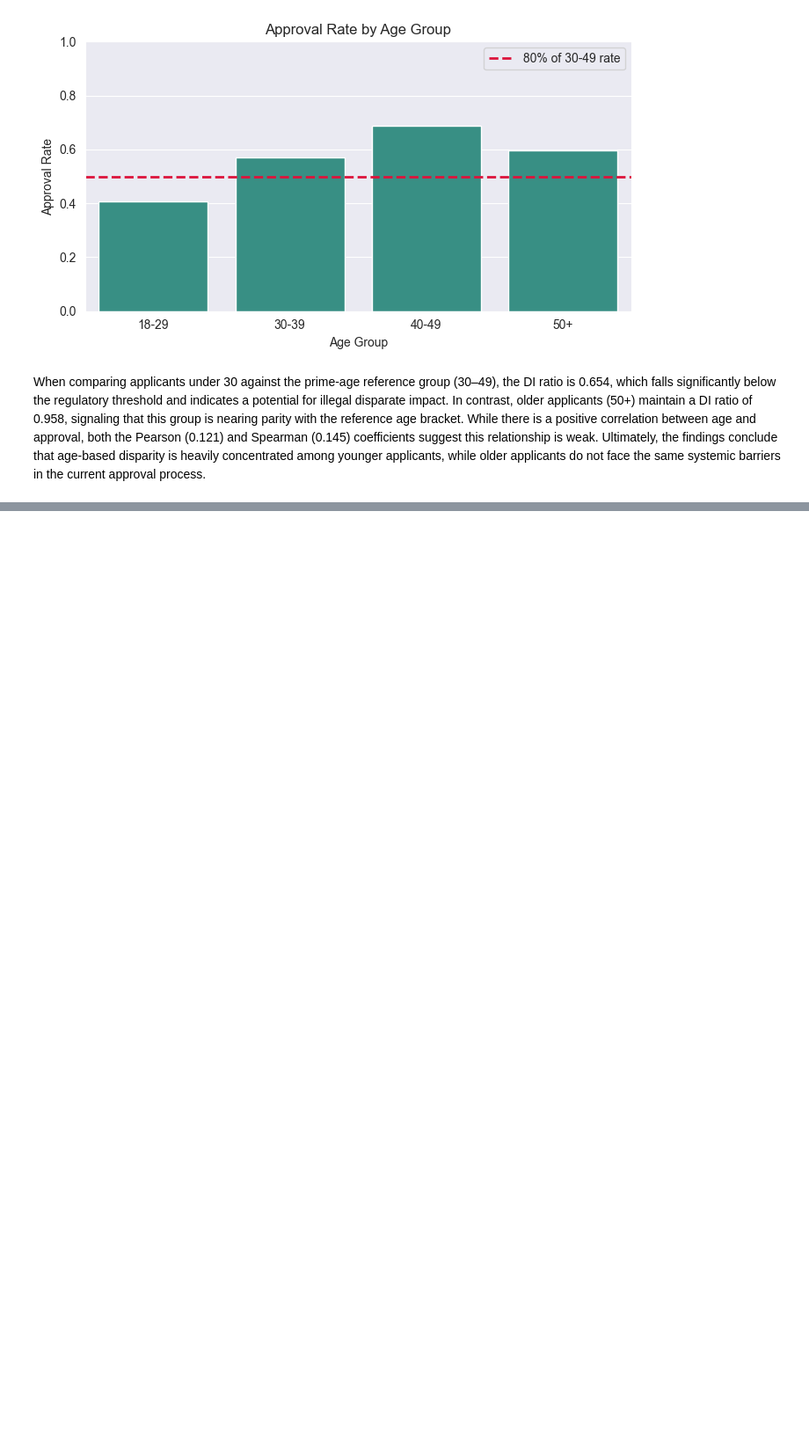
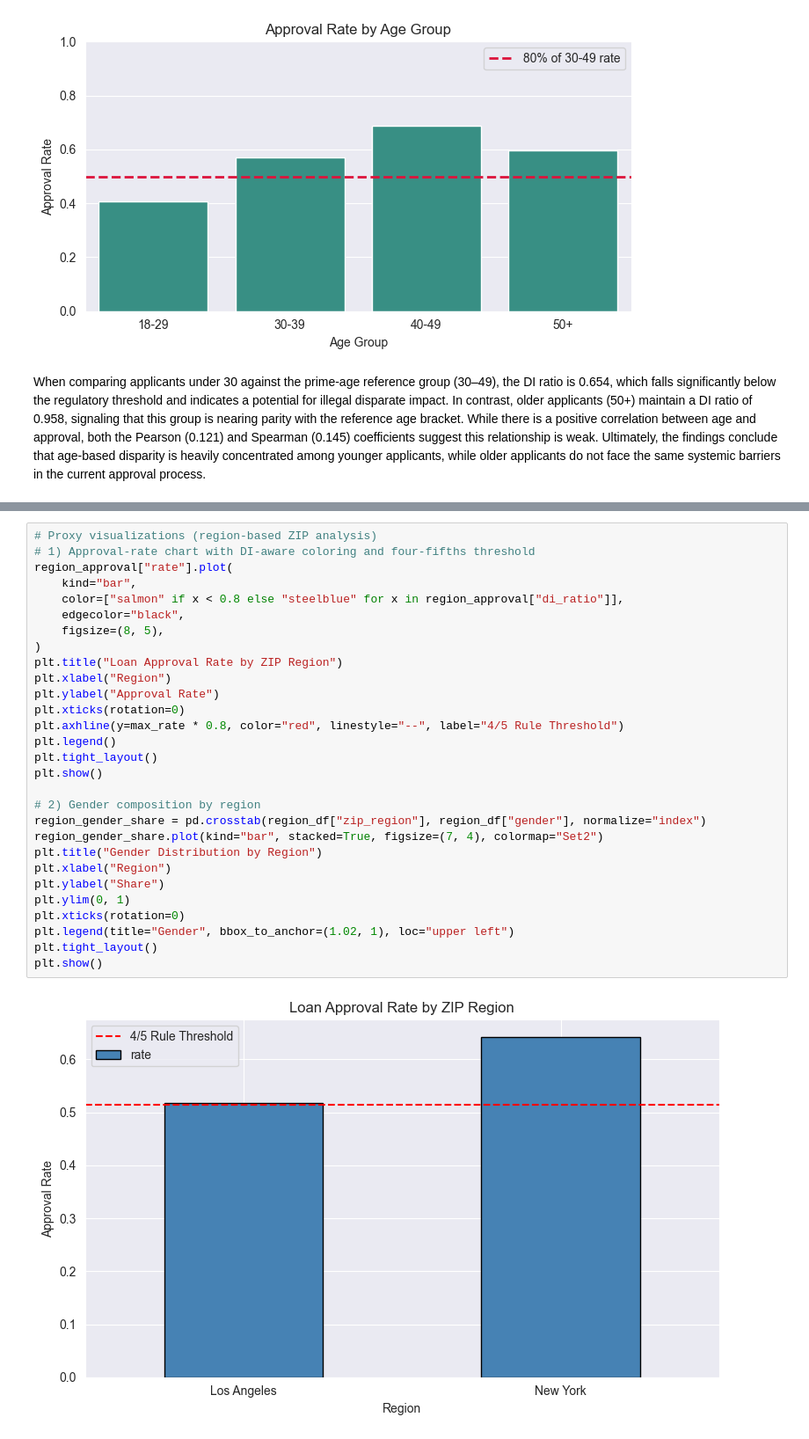
Before and after one commit to hazalaksu/dego-project-team7, a Jupyter notebook: notebooks/02-bias-analysis.ipynb, the cells around one changed output, grey strips where cells are left out. Shown at 88% size. Cells and saved outputs as stored; diff of their text form; blank space fills up the shorter version.

```diff
--- a/notebooks/02-bias-analysis.ipynb
+++ b/notebooks/02-bias-analysis.ipynb
@@ -224,0 +391,31 @@ When comparing applicants under 30 against the prime-age reference group (30–4
+# %%
+# Proxy visualizations (region-based ZIP analysis)
+# 1) Approval-rate chart with DI-aware coloring and four-fifths threshold
+region_approval["rate"].plot(
+    kind="bar",
+    color=["salmon" if x < 0.8 else "steelblue" for x in region_approval["di_ratio"]],
+    edgecolor="black",
+    figsize=(8, 5),
+)
+plt.title("Loan Approval Rate by ZIP Region")
+plt.xlabel("Region")
+plt.ylabel("Approval Rate")
+plt.xticks(rotation=0)
+plt.axhline(y=max_rate * 0.8, color="red", linestyle="--", label="4/5 Rule Threshold")
+plt.legend()
+plt.tight_layout()
+plt.show()
+
+# 2) Gender composition by region
+region_gender_share = pd.crosstab(region_df["zip_region"], region_df["gender"], normalize="index")
+region_gender_share.plot(kind="bar", stacked=True, figsize=(7, 4), colormap="Set2")
+plt.title("Gender Distribution by Region")
+plt.xlabel("Region")
+plt.ylabel("Share")
+plt.ylim(0, 1)
+plt.xticks(rotation=0)
+plt.legend(title="Gender", bbox_to_anchor=(1.02, 1), loc="upper left")
+plt.tight_layout()
+plt.show()
+# %% [output]
+[figure, added]
```
Also changed, not shown: parts of 7 cells of this notebook.
